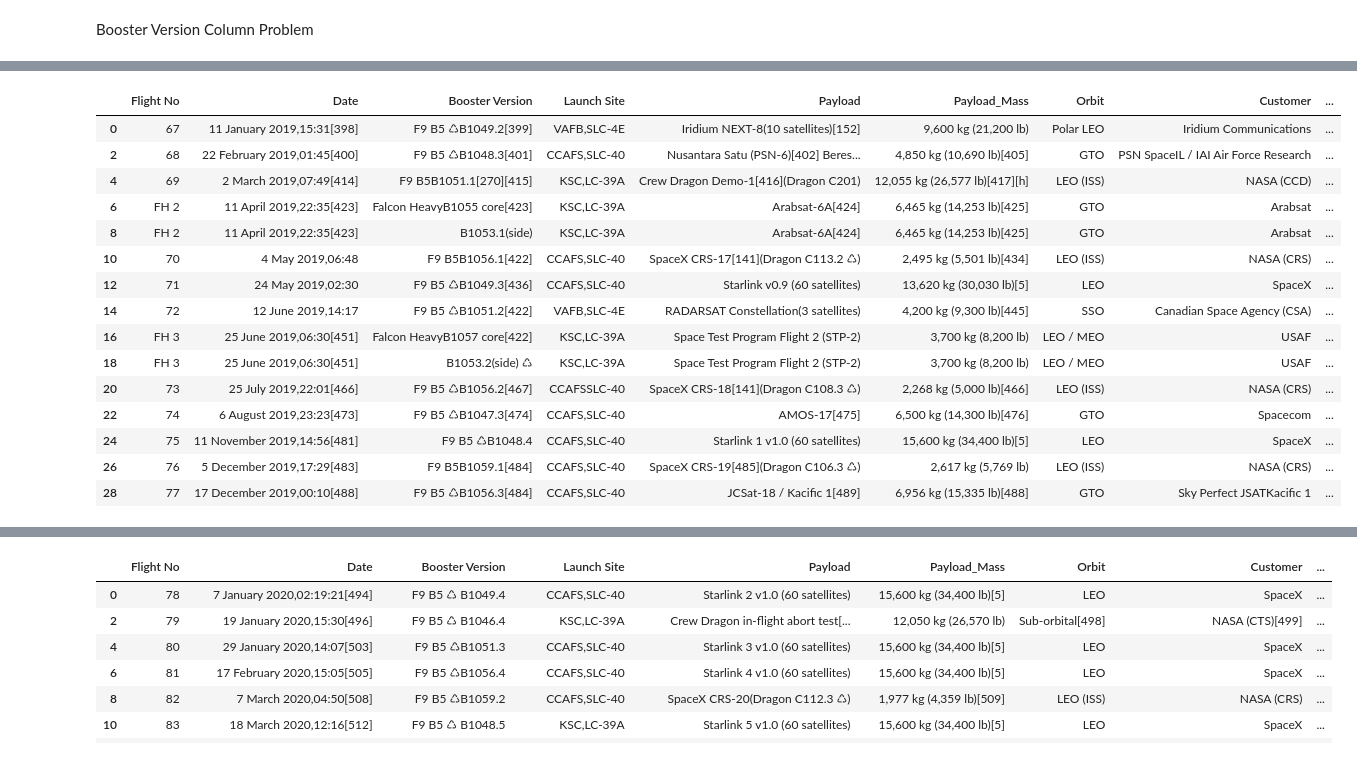
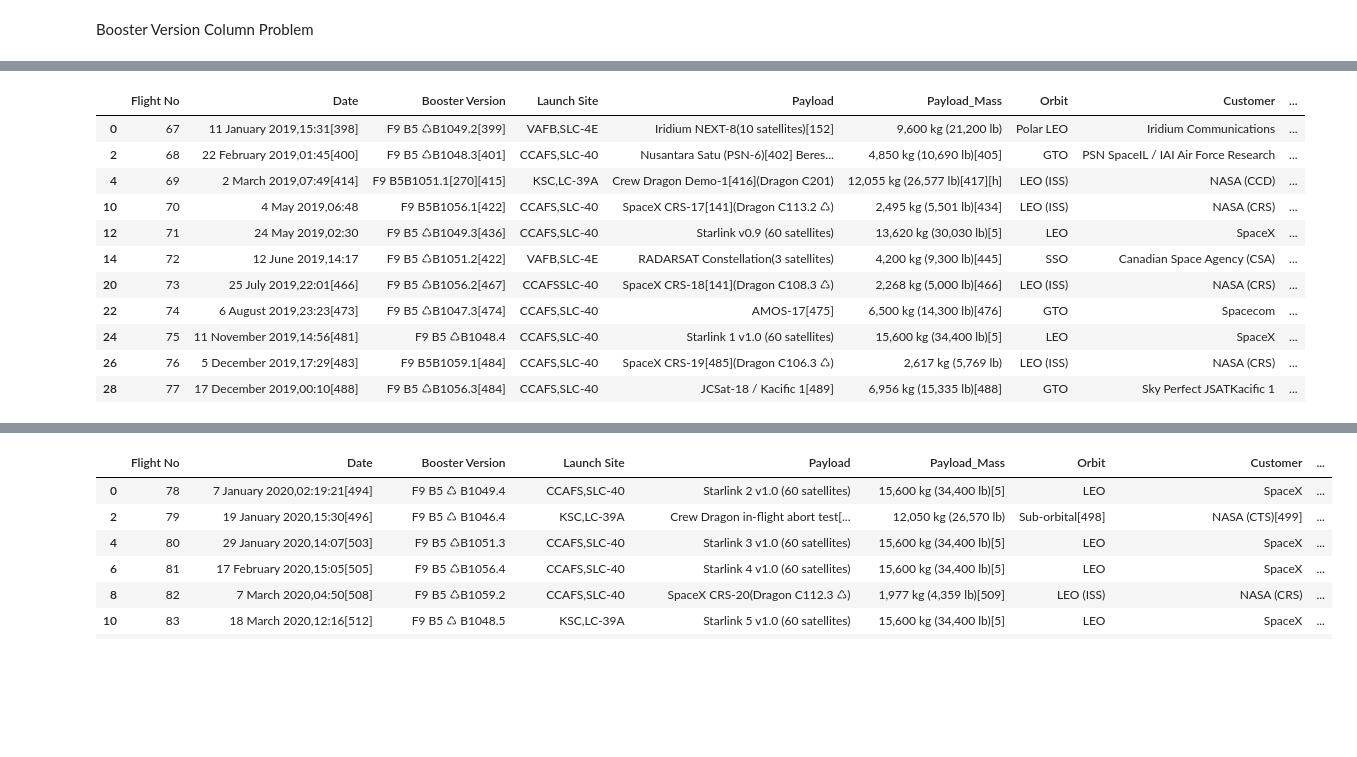
Before and after one commit to heyrobin/Python-DataScrap, a Jupyter notebook: Falcon_9_and_Falcon_Heavy_launches_in_Pandas.ipynb, the cells around one changed output, grey strips where cells are left out. Cells and saved outputs as stored; diff of their text form; code cells hidden in the pictures; blank space fills up the shorter version.

```diff
--- a/Falcon_9_and_Falcon_Heavy_launches_in_Pandas.ipynb
+++ b/Falcon_9_and_Falcon_Heavy_launches_in_Pandas.ipynb
@@ -292,21 +342,21 @@ F
+# %%
+import pandas as pd
+raw = pd.read_html('https://en.wikipedia.org/wiki/List_of_Falcon_9_and_Falcon_Heavy_launches', header=0)
 # %%
 G = raw[8].iloc[::2, :]
 
 G = pd.DataFrame(G)
 G.columns = ['Flight No', 'Date','Booster Version','Launch Site','Payload','Payload_Mass','Orbit','Customer','Launch Outcome','Booster landing']
+G = G.drop(G.index[[3,4,8,9]]) #droping falcon heavy
 G
 # %% [output]
 |  | Flight No | Date | Booster Version | Launch Site | Payload | Payload_Mass | Orbit | Customer | ... |
 | 0 | 67 | 11 January 2019,15:31[398] | F9 B5 ♺B1049.2[399] | VAFB,SLC-4E | Iridium NEXT-8(10 satellites)[152] | 9,600 kg (21,200 lb) | Polar LEO | Iridium Communications | ... |
 | 2 | 68 | 22 February 2019,01:45[400] | F9 B5 ♺B1048.3[401] | CCAFS,SLC-40 | Nusantara Satu (PSN-6)[402] Beres... | 4,850 kg (10,690 lb)[405] | GTO | PSN SpaceIL / IAI Air Force Research | ... |
 | 4 | 69 | 2 March 2019,07:49[414] | F9 B5B1051.1[270][415] | KSC,LC-39A | Crew Dragon Demo-1[416](Dragon C201) | 12,055 kg (26,577 lb)[417][h] | LEO (ISS) | NASA (CCD) | ... |
-| 6 | FH 2 | 11 April 2019,22:35[423] | Falcon HeavyB1055 core[423] | KSC,LC-39A | Arabsat-6A[424] | 6,465 kg (14,253 lb)[425] | GTO | Arabsat | ... |
-| 8 | FH 2 | 11 April 2019,22:35[423] | B1053.1(side) | KSC,LC-39A | Arabsat-6A[424] | 6,465 kg (14,253 lb)[425] | GTO | Arabsat | ... |
 | 10 | 70 | 4 May 2019,06:48 | F9 B5B1056.1[422] | CCAFS,SLC-40 | SpaceX CRS-17[141](Dragon C113.2 ♺) | 2,495 kg (5,501 lb)[434] | LEO (ISS) | NASA (CRS) | ... |
 | 12 | 71 | 24 May 2019,02:30 | F9 B5 ♺B1049.3[436] | CCAFS,SLC-40 | Starlink v0.9 (60 satellites) | 13,620 kg (30,030 lb)[5] | LEO | SpaceX | ... |
 | 14 | 72 | 12 June 2019,14:17 | F9 B5 ♺B1051.2[422] | VAFB,SLC-4E | RADARSAT Constellation(3 satellites) | 4,200 kg (9,300 lb)[445] | SSO | Canadian Space Agency (CSA) | ... |
-| 16 | FH 3 | 25 June 2019,06:30[451] | Falcon HeavyB1057 core[422] | KSC,LC-39A | Space Test Program Flight 2 (STP-2) | 3,700 kg (8,200 lb) | LEO / MEO | USAF | ... |
-| 18 | FH 3 | 25 June 2019,06:30[451] | B1053.2(side) ♺ | KSC,LC-39A | Space Test Program Flight 2 (STP-2) | 3,700 kg (8,200 lb) | LEO / MEO | USAF | ... |
 | 20 | 73 | 25 July 2019,22:01[466] | F9 B5 ♺B1056.2[467] | CCAFSSLC-40 | SpaceX CRS-18[141](Dragon C108.3 ♺) | 2,268 kg (5,000 lb)[466] | LEO (ISS) | NASA (CRS) | ... |
 | 22 | 74 | 6 August 2019,23:23[473] | F9 B5 ♺B1047.3[474] | CCAFS,SLC-40 | AMOS-17[475] | 6,500 kg (14,300 lb)[476] | GTO | Spacecom | ... |
 | 24 | 75 | 11 November 2019,14:56[481] | F9 B5 ♺B1048.4 | CCAFS,SLC-40 | Starlink 1 v1.0 (60 satellites) | 15,600 kg (34,400 lb)[5] | LEO | SpaceX | ... |
```
Also changed, not shown: parts of 24 cells of this notebook.
